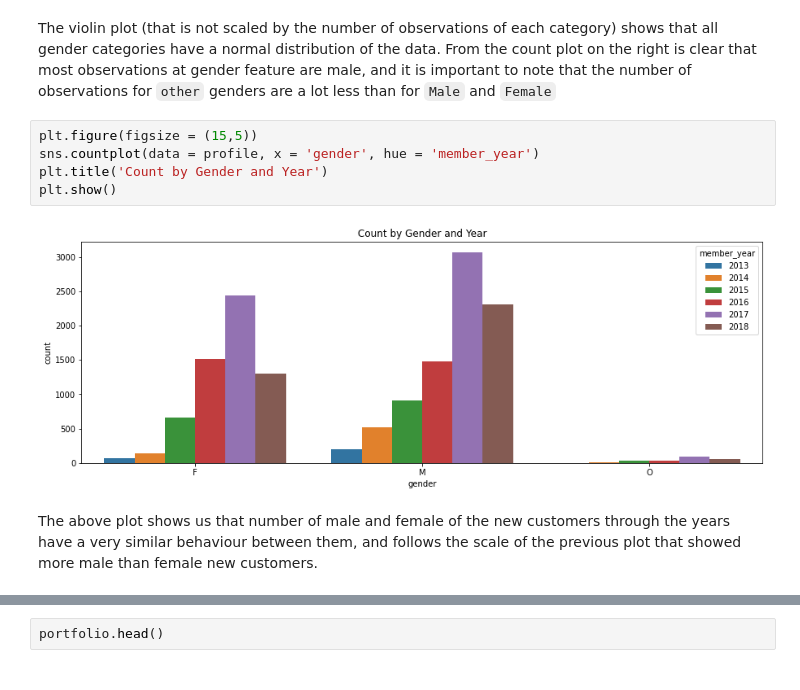
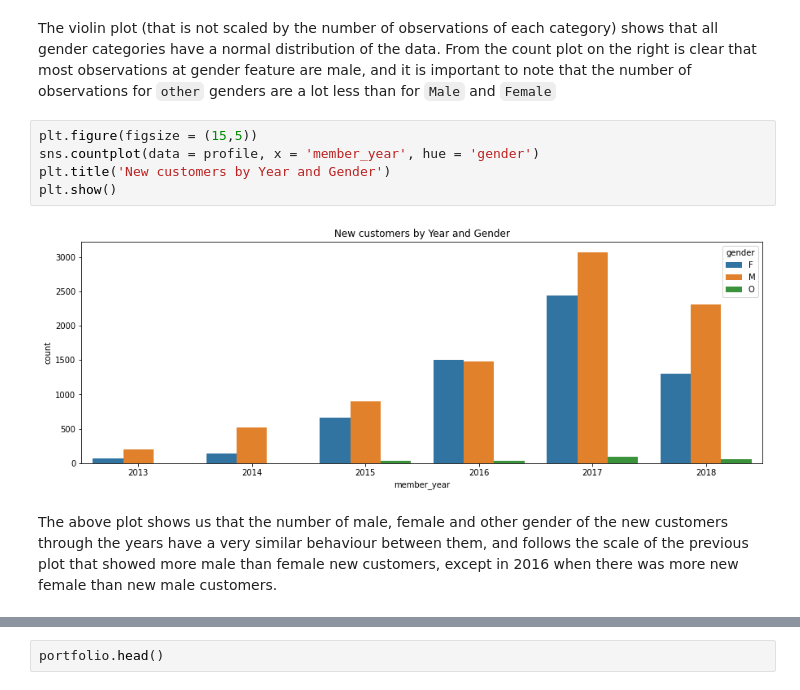
Before and after one commit to Haroldg94/Udacity-Machine-Learning-Engineer-Nanodegree, a Jupyter notebook: Capstone_project.ipynb, the cells around one changed output, grey strips where cells are left out. Saved outputs shown, nothing was run; the diff lists cells and outputs as text.

```diff
--- a/Capstone_project.ipynb
+++ b/Capstone_project.ipynb
@@ -162,10 +162,10 @@ plt.show()
 The violin plot (that is not scaled by the number of observations of each category) shows that all gender categories have a normal distribution of the data. From the count plot on the right is clear that most observations at gender feature are male, and it is important to note that the number of observations for <code>other</code> genders are a lot less than for <code>Male</code> and <code>Female</code>
 # %%
 plt.figure(figsize = (15,5))
-sns.countplot(data = profile, x = 'gender', hue = 'member_year')
-plt.title('Count by Gender and Year')
+sns.countplot(data = profile, x = 'member_year', hue = 'gender')
+plt.title('New customers by Year and Gender')
 plt.show()
 # %% [output]
-[figure, old version]
+[figure, new version]
 # %% [markdown]
-The above plot shows us that number of male and female of the new customers through the years have a very similar behaviour between them, and follows the scale of the previous plot that showed more male than female new customers.
+The above plot shows us that the number of male, female and other gender of the new customers through the years have a very similar behaviour between them, and follows the scale of the previous plot that showed more male than female new customers, except in 2016 when there was more new female than new male customers.
```
Also changed, not shown: parts of 3 cells of this notebook.
